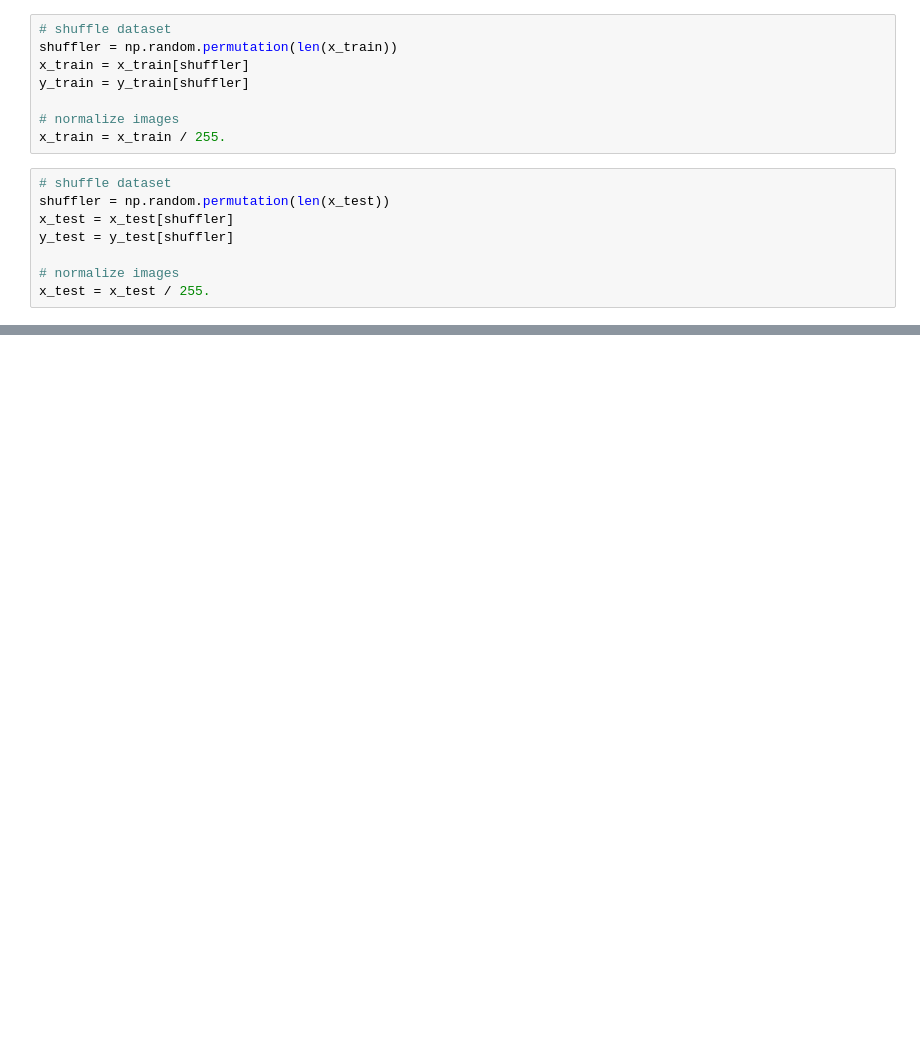
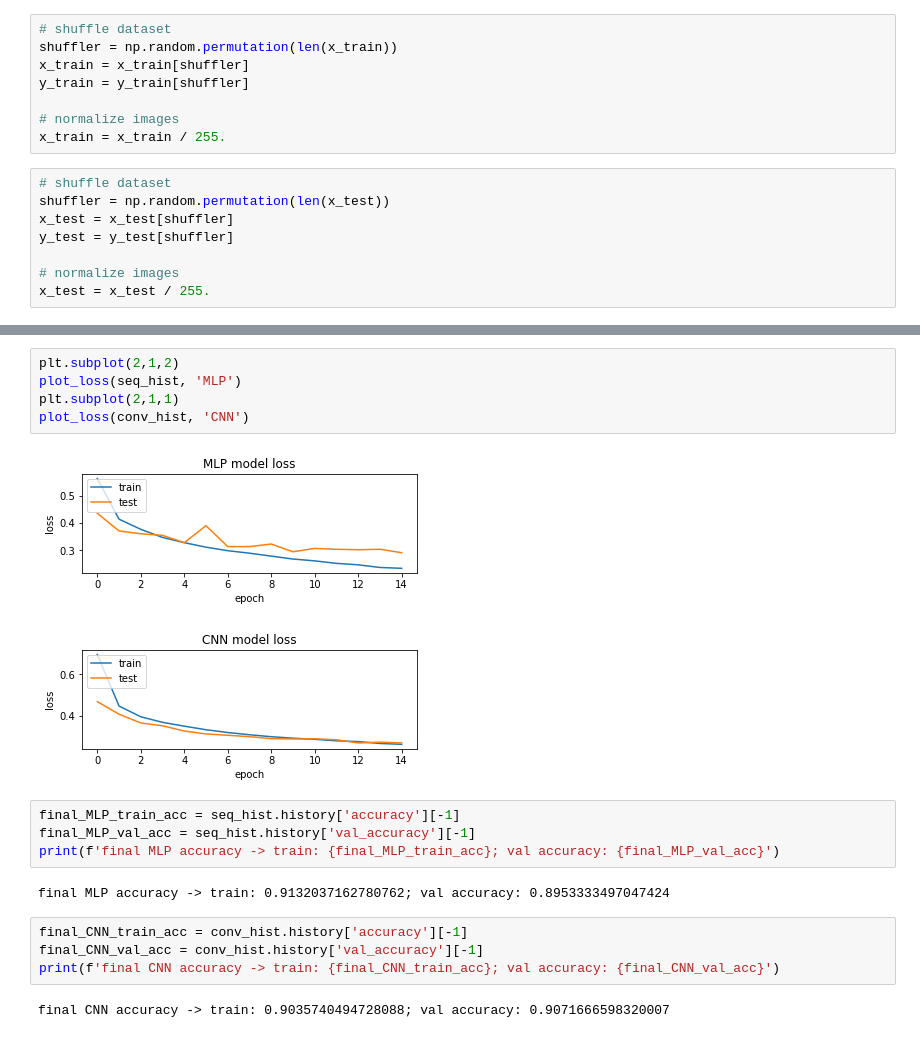
Before and after one commit to nashirj/mnist, a Jupyter notebook: fashion_mnist.ipynb, the cells around one changed output, grey strips where cells are left out. Cells and saved outputs as stored; diff of their text form; blank space fills up the shorter version.

```diff
--- a/fashion_mnist.ipynb
+++ b/fashion_mnist.ipynb
@@ -194,0 +283,20 @@ for i, pred in enumerate(predictions):
+# %%
+plt.subplot(2,1,2)
+plot_loss(seq_hist, 'MLP')
+plt.subplot(2,1,1)
+plot_loss(conv_hist, 'CNN')
+# %% [output]
+[figure, added]
+[figure, added]
+# %%
+final_MLP_train_acc = seq_hist.history['accuracy'][-1]
+final_MLP_val_acc = seq_hist.history['val_accuracy'][-1]
+print(f'final MLP accuracy -> train: {final_MLP_train_acc}; val accuracy: {final_MLP_val_acc}')
+# %% [output]
+final MLP accuracy -> train: 0.9132037162780762; val accuracy: 0.8953333497047424
+# %%
+final_CNN_train_acc = conv_hist.history['accuracy'][-1]
+final_CNN_val_acc = conv_hist.history['val_accuracy'][-1]
+print(f'final CNN accuracy -> train: {final_CNN_train_acc}; val accuracy: {final_CNN_val_acc}')
+# %% [output]
+final CNN accuracy -> train: 0.9035740494728088; val accuracy: 0.9071666598320007
```
Also changed, not shown: parts of 21 cells of this notebook, 1 other file.
